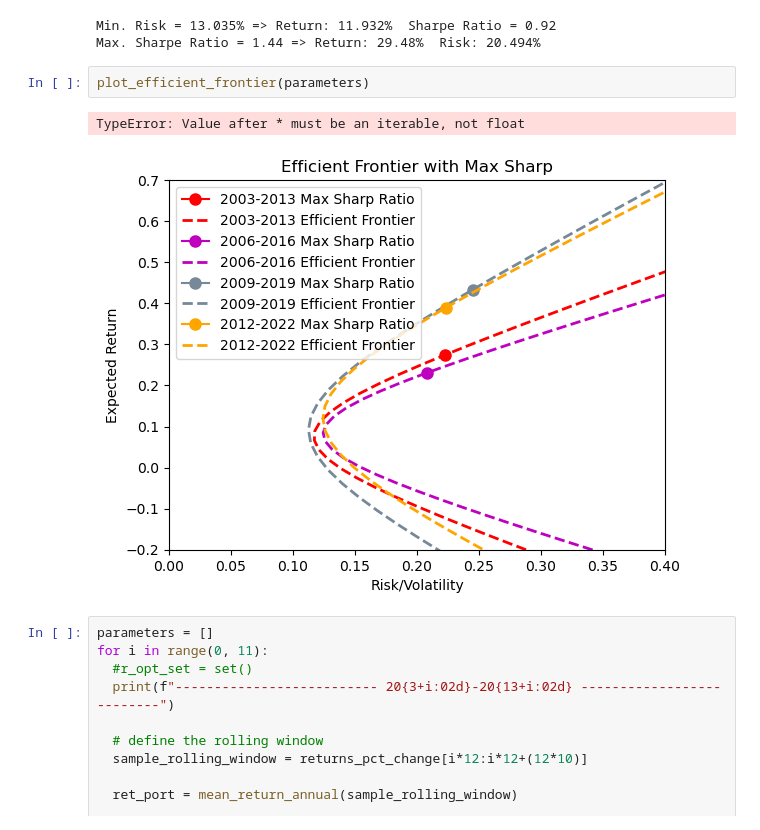
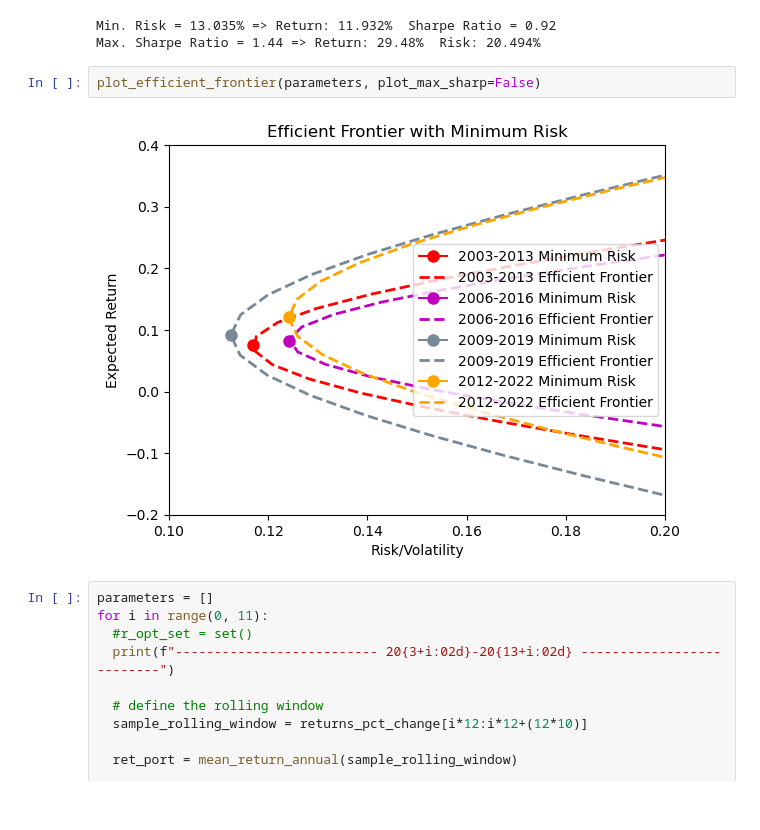
Before and after one commit to NicolaiVArends/BachelorThesis, a Jupyter notebook: optimising_portfolio.ipynb, the cells around one changed output. Drawn from its saved outputs; the diff is of its cells as text.

```diff
--- a/optimising_portfolio.ipynb
+++ b/optimising_portfolio.ipynb
@@ -75,10 +75,9 @@ Max. Sharpe Ratio = 1.74 => Return: 38.93%  Risk: 22.331%
 Min. Risk = 13.035% => Return: 11.932%  Sharpe Ratio = 0.92
 Max. Sharpe Ratio = 1.44 => Return: 29.48%  Risk: 20.494%
 # %%
-plot_efficient_frontier(parameters)
+plot_efficient_frontier(parameters, plot_max_sharp=False)
 # %% [output]
-TypeError: Value after * must be an iterable, not float
-[figure, old version]
+[figure, new version]
 # %%
 parameters = []
 for i in range(0, 11):
```
Also changed, not shown: 1 other file.
